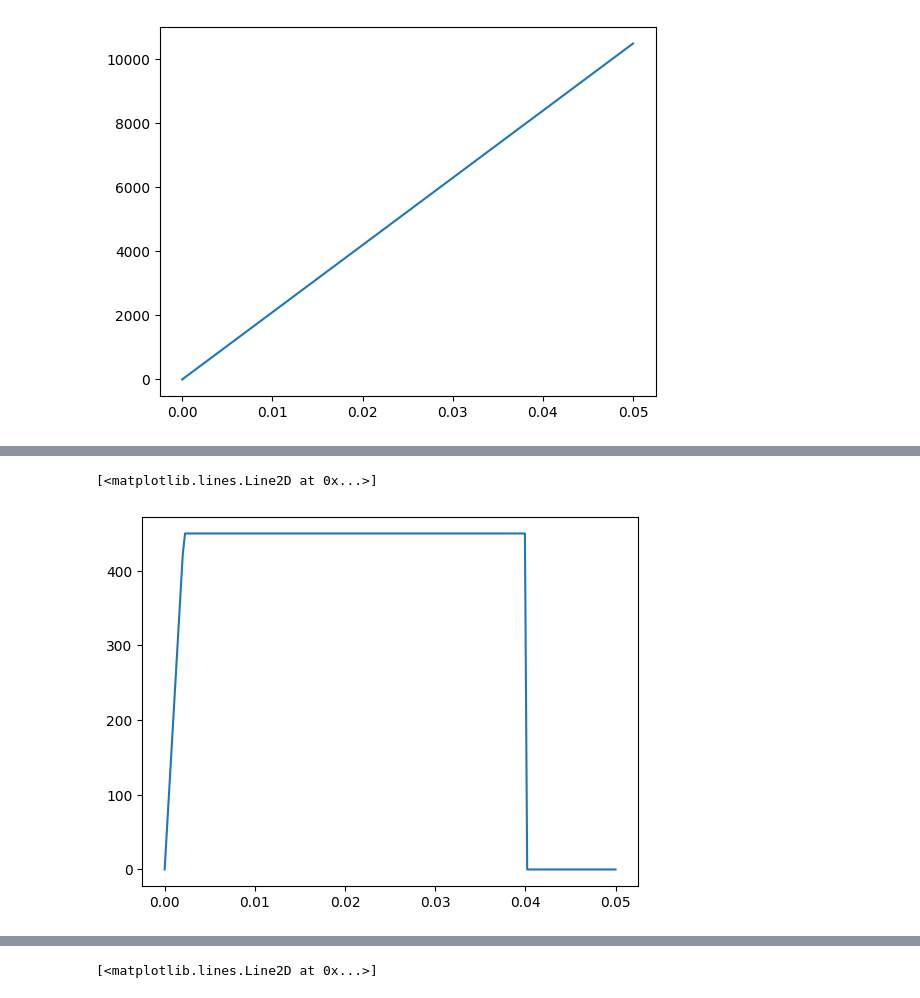
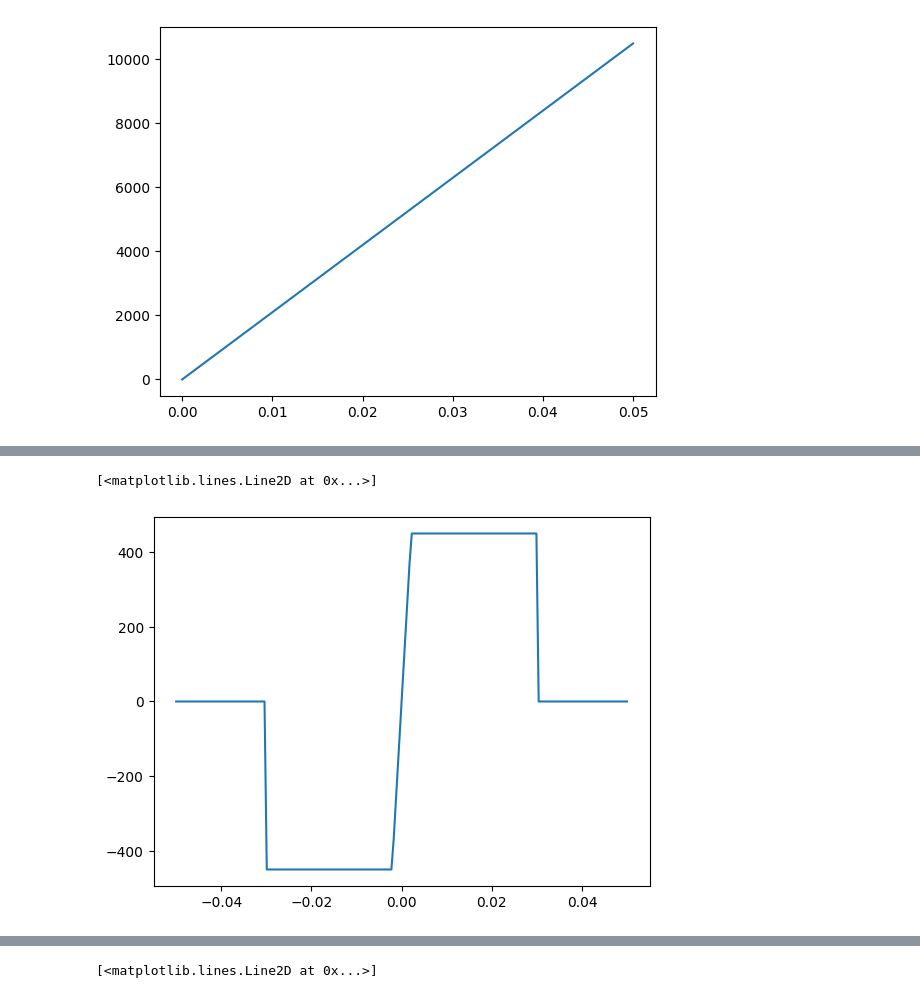
Before and after one commit to fib-international/structuralcodes, a Jupyter notebook: test.ipynb, the cells around one changed output, grey strips where cells are left out. Cells and saved outputs as stored; diff of their text form; code cells hidden in the pictures.

```diff
--- a/test.ipynb
+++ b/test.ipynb
@@ -3,11 +3,11 @@ import structuralcodes as sc
 import matplotlib.pyplot as plt
 import numpy as np
 # %%
-el = sc.core.constitutive_laws.Elastic(210000)
+el = sc.materials.constitutive_laws.Elastic(210000)
 strain = np.linspace(0,0.05,200)
 stress = np.zeros_like(strain)
 for i in range(len(strain)):
-    stress[i] = el.getStress(strain[i])
+    stress[i] = el.get_stress(strain[i])
 
 plt.plot(strain,stress)
 # %% [output]
@@ -16,11 +24,11 @@ plt.plot(strain,stress)
 # %%
-el = sc.core.constitutive_laws.ElasticPlastic(210000,450,eps_su = 0.04)
-strain = np.linspace(0,0.05,200)
+el = sc.materials.constitutive_laws.ElasticPlastic(210000,450, eps_su = 0.03)
+strain = np.linspace(-0.05,0.05,200)
 stress = np.zeros_like(strain)
 for i in range(len(strain)):
-    stress[i] = el.getStress(strain[i])
+    stress[i] = el.get_stress(strain[i])
 
 plt.plot(strain,stress)
 # %% [output]
 [<matplotlib.lines.Line2D at 0x...>]
-[figure, old version]
+[figure, new version]
```
Also changed, not shown: parts of 7 cells of this notebook, 4 other files.
